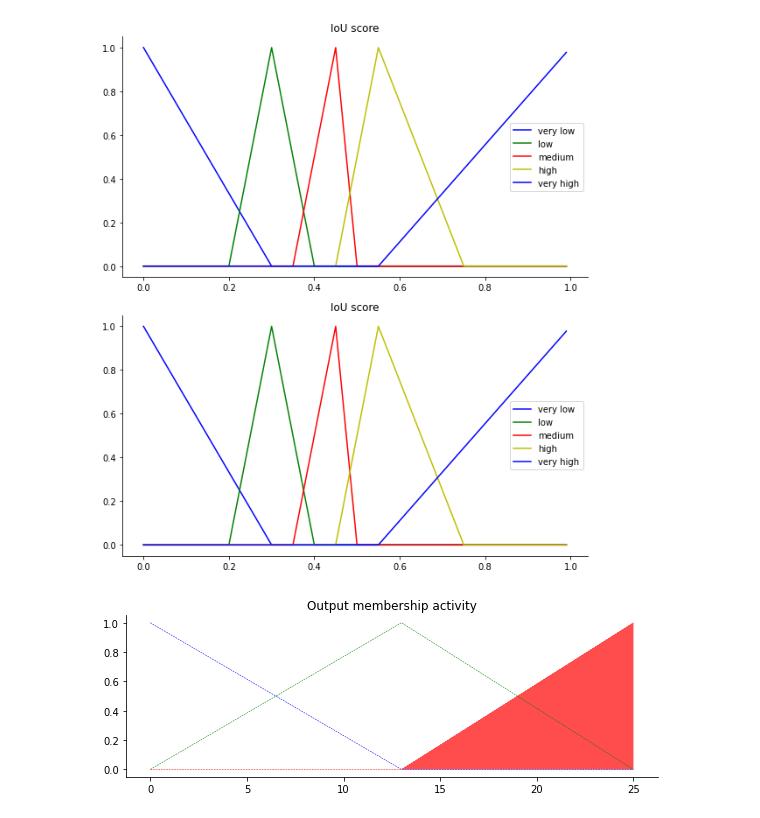
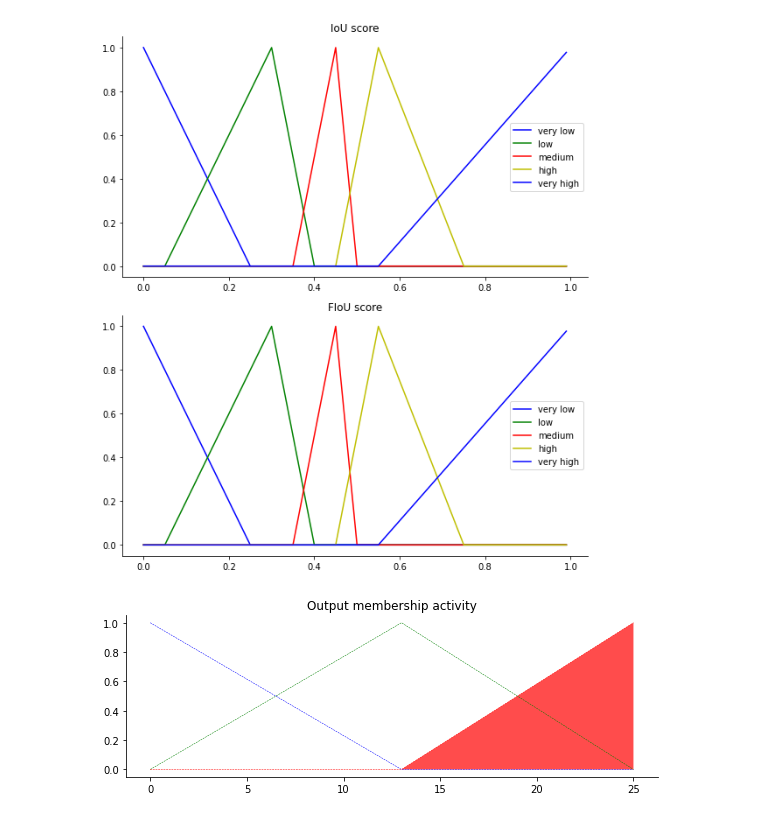
Before and after one commit to LoneXHuB/fuzzy-yolov5, a Jupyter notebook: LxFuzzy.ipynb, the cells around one changed output. Saved outputs shown, nothing was run; the diff lists cells and outputs as text; code cells hidden in the pictures.

```diff
--- a/LxFuzzy.ipynb
+++ b/LxFuzzy.ipynb
@@ -15,26 +15,26 @@ FIoU = np.arange(0, 1., PRECISION) #fuzzy IoU
 
 # Generate fuzzy membership functions
 #iou
-iou_vlo = fuzz.trimf(iou, [0, 0, .3])
-iou_lo = fuzz.trimf(iou, [.2, .3, .4])
+iou_vlo = fuzz.trimf(iou, [0, 0, .25])
+iou_lo = fuzz.trimf(iou, [0.05, .3, .4])
 iou_md = fuzz.trimf(iou, [.35, .45, .5])
 iou_hi = fuzz.trimf(iou, [.45, .55, .75])
 iou_vhi = fuzz.trimf(iou, [.55, 1, 1])
 
-v_vlo = fuzz.trimf(v, [0, 0, .3])
-v_lo = fuzz.trimf(v, [.2, .3, .4])
+v_vlo = fuzz.trimf(iou, [0, 0, .25])
+v_lo = fuzz.trimf(v, [0.05, .3, .4])
 v_md = fuzz.trimf(v, [.35, .45, .5])
 v_hi = fuzz.trimf(v, [.45, .55, .75])
 v_vhi = fuzz.trimf(v, [.55, 1, 1])
 
-DIoU_vlo = fuzz.trimf(DIoU, [0, 0, .3])
-DIoU_lo = fuzz.trimf(DIoU, [.2, .3, .4])
+DIoU_vlo = fuzz.trimf(iou, [0, 0, .25])
+DIoU_lo = fuzz.trimf(DIoU, [0.05, .3, .4])
 DIoU_md = fuzz.trimf(DIoU, [.35, .45, .5])
 DIoU_hi = fuzz.trimf(DIoU, [.45, .55, .75])
 DIoU_vhi = fuzz.trimf(DIoU, [.55, 1, 1])
 
-FIoU_vlo = fuzz.trimf(DIoU, [0, 0, .3])
-FIoU_lo = fuzz.trimf(DIoU, [.2, .3, .4])
+FIoU_vlo = fuzz.trimf(iou, [0, 0, .25])
+FIoU_lo = fuzz.trimf(DIoU, [0.05, .3, .4])
 FIoU_md = fuzz.trimf(DIoU, [.35, .45, .5])
 FIoU_hi = fuzz.trimf(DIoU, [.45, .55, .75])
 FIoU_vhi = fuzz.trimf(DIoU, [.55, 1, 1])
@@ -44,35 +44,35 @@ FIoU_vhi = fuzz.trimf(DIoU, [.55, 1, 1])
 
 # Visualize these universes and membership functions
 fig, (ax0, ax1) = plt.subplots(nrows=2, figsize=(8, 9))
 
 ax0.plot(iou, iou_vlo, 'b', linewidth=1.5, label='very low')
 ax0.plot(iou, iou_lo, 'g', linewidth=1.5, label='low')
 ax0.plot(iou, iou_md, 'r', linewidth=1.5, label='medium')
 ax0.plot(iou, iou_hi, 'y', linewidth=1.5, label='high')
 ax0.plot(iou, iou_vhi, 'b', linewidth=1.5, label='very high')
 ax0.set_title('IoU score')
 ax0.legend()
 
 ax1.plot(FIoU, FIoU_vlo, 'b', linewidth=1.5, label='very low')
 ax1.plot(FIoU, FIoU_lo, 'g', linewidth=1.5, label='low')
 ax1.plot(FIoU, FIoU_md, 'r', linewidth=1.5, label='medium')
 ax1.plot(FIoU, FIoU_hi, 'y', linewidth=1.5, label='high')
 ax1.plot(FIoU, FIoU_vhi, 'b', linewidth=1.5, label='very high')
-ax1.set_title('IoU score')
+ax1.set_title('FIoU score')
 ax1.legend()
 
 
 
 # Turn off top/right axes
 for ax in (ax0,ax1):
     ax.spines['top'].set_visible(False)
     ax.spines['right'].set_visible(False)
     ax.get_xaxis().tick_bottom()
     ax.get_yaxis().tick_left()
 
 plt.tight_layout()
 # %% [output]
-[figure, old version]
+[figure, new version]
 # %%
 # We need the activation of our fuzzy membership functions at these values.
 # The exact values 6.5 and 9.8 do not exist on our universes...
```
Also changed, not shown: 2 other files.
